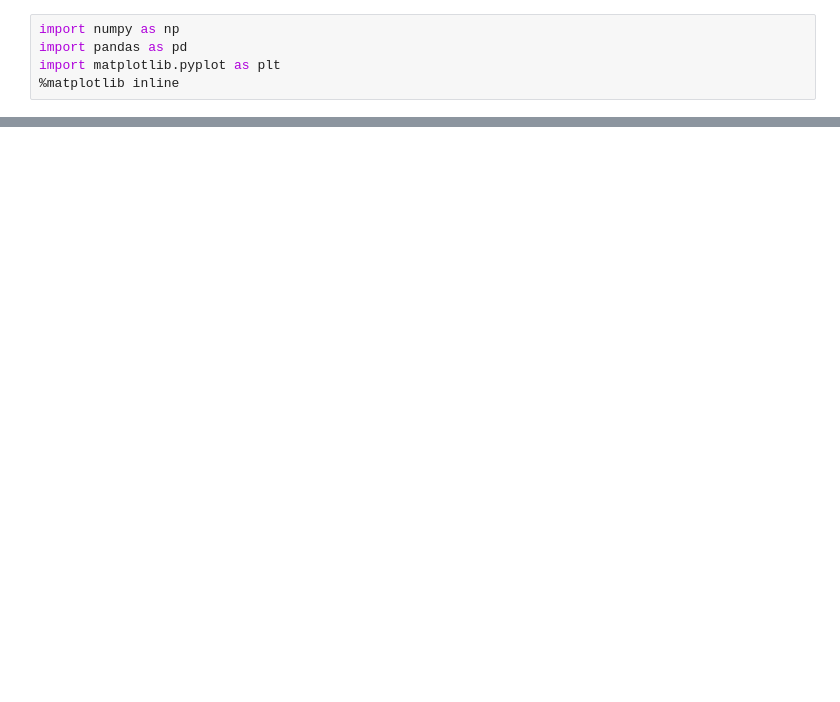
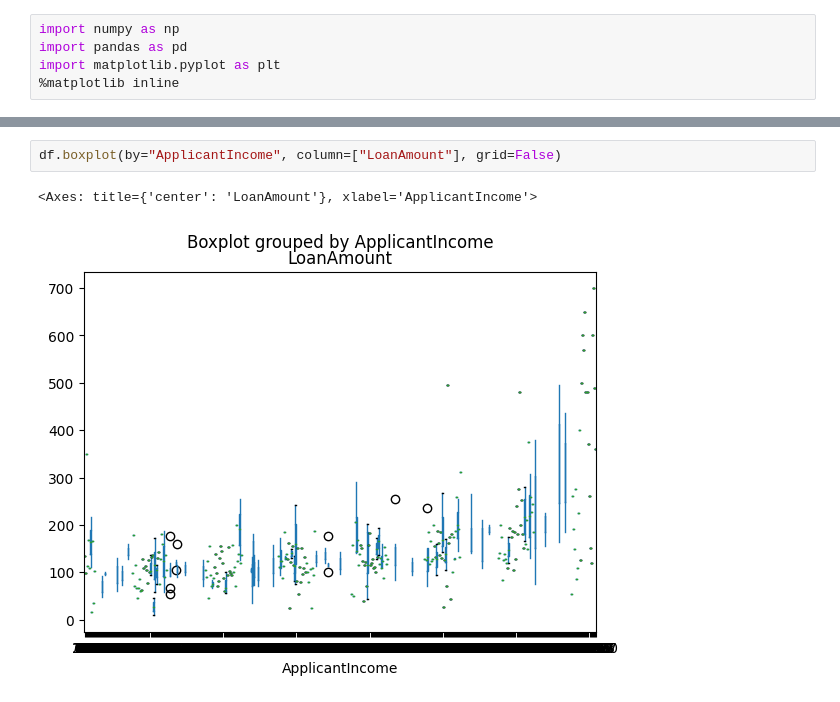
Before and after one commit to Sajithrajan03/MachineLearning, a Jupyter notebook: Preprocessing/Preprocessing.ipynb, the cells around one changed output, grey strips where cells are left out. Saved outputs shown, nothing was run; the diff lists cells and outputs as text; blank space fills up the shorter version.

```diff
--- a/Preprocessing/Preprocessing.ipynb
+++ b/Preprocessing/Preprocessing.ipynb
@@ -22,0 +72,5 @@ Index(['ApplicantIncome', 'CoapplicantIncome', 'Loan_Status'], dtype='object')
+# %%
+df.boxplot(by="ApplicantIncome", column=["LoanAmount"], grid=False)
+# %% [output]
+<Axes: title={'center': 'LoanAmount'}, xlabel='ApplicantIncome'>
+[figure, added]
```
Also changed, not shown: parts of 12 cells of this notebook.
